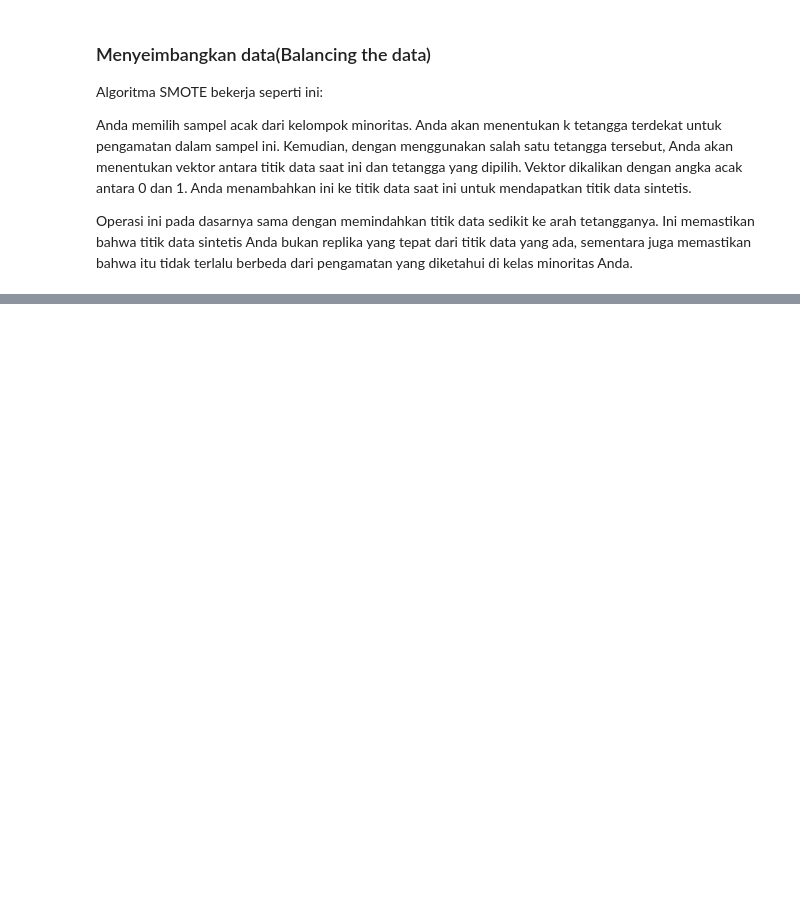
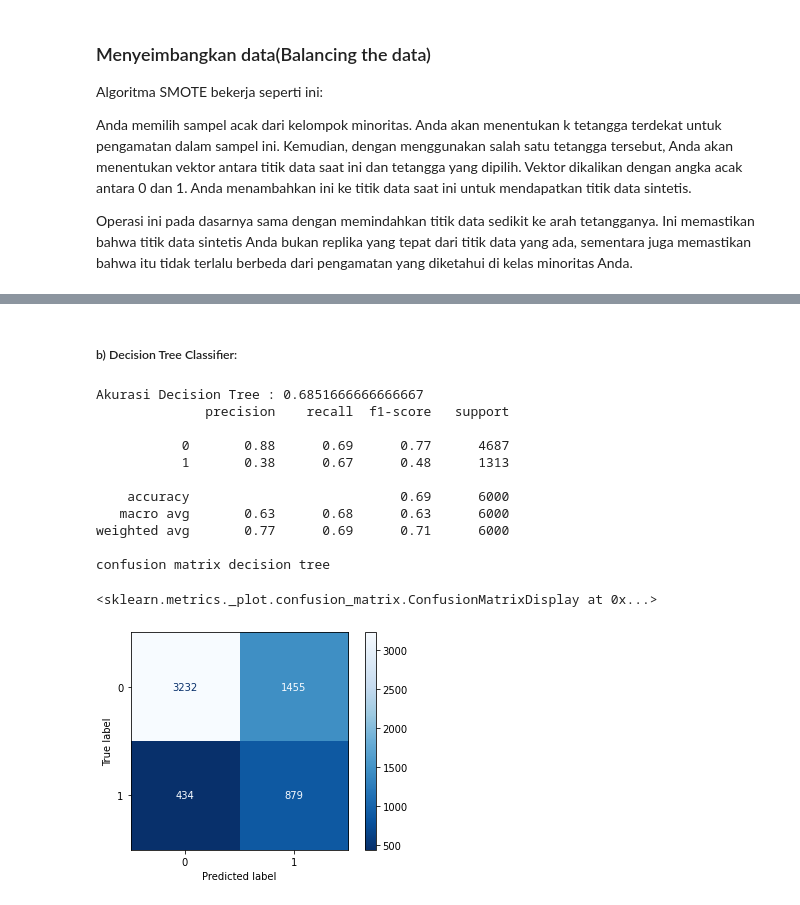
Before and after one commit to JuanFakhri/Default-Dataset_Klien_Kartu_Kredit, a Jupyter notebook: Porfolio_Credit.ipynb, the cells around one changed output, grey strips where cells are left out. Cells and saved outputs as stored; diff of their text form; code cells hidden in the pictures; blank space fills up the shorter version.

```diff
--- a/Porfolio_Credit.ipynb
+++ b/Porfolio_Credit.ipynb
@@ -448,0 +519,29 @@ Operasi ini pada dasarnya sama dengan memindahkan titik data sedikit ke arah tet
+# %% [markdown]
+##### b) Decision Tree Classifier:
+# %%
+
+Tree = DecisionTreeClassifier(criterion= 'gini', max_depth= 7,
+                                     max_features= 9, min_samples_leaf= 2,
+                                     random_state=0)
+Tree.fit(X_train, y_train)
+pred_tree = Tree.predict(X_test)
+print('Akurasi Decision Tree :', accuracy_score(y_test,pred_tree))
+
+print(classification_report(y_test, pred_tree))
+
+print('confusion matrix decision tree')
+plot_confusion_matrix(Tree, X_test, y_test, cmap="Blues_r")
+# %% [output]
+Akurasi Decision Tree : 0.6851666666666667
+              precision    recall  f1-score   support
+
+           0       0.88      0.69      0.77      4687
+           1       0.38      0.67      0.48      1313
+
+    accuracy                           0.69      6000
+   macro avg       0.63      0.68      0.63      6000
+weighted avg       0.77      0.69      0.71      6000
+
+confusion matrix decision tree
+<sklearn.metrics._plot.confusion_matrix.ConfusionMatrixDisplay at 0x...>
+[figure, added]
```
Also changed, not shown: parts of 23 cells of this notebook.
